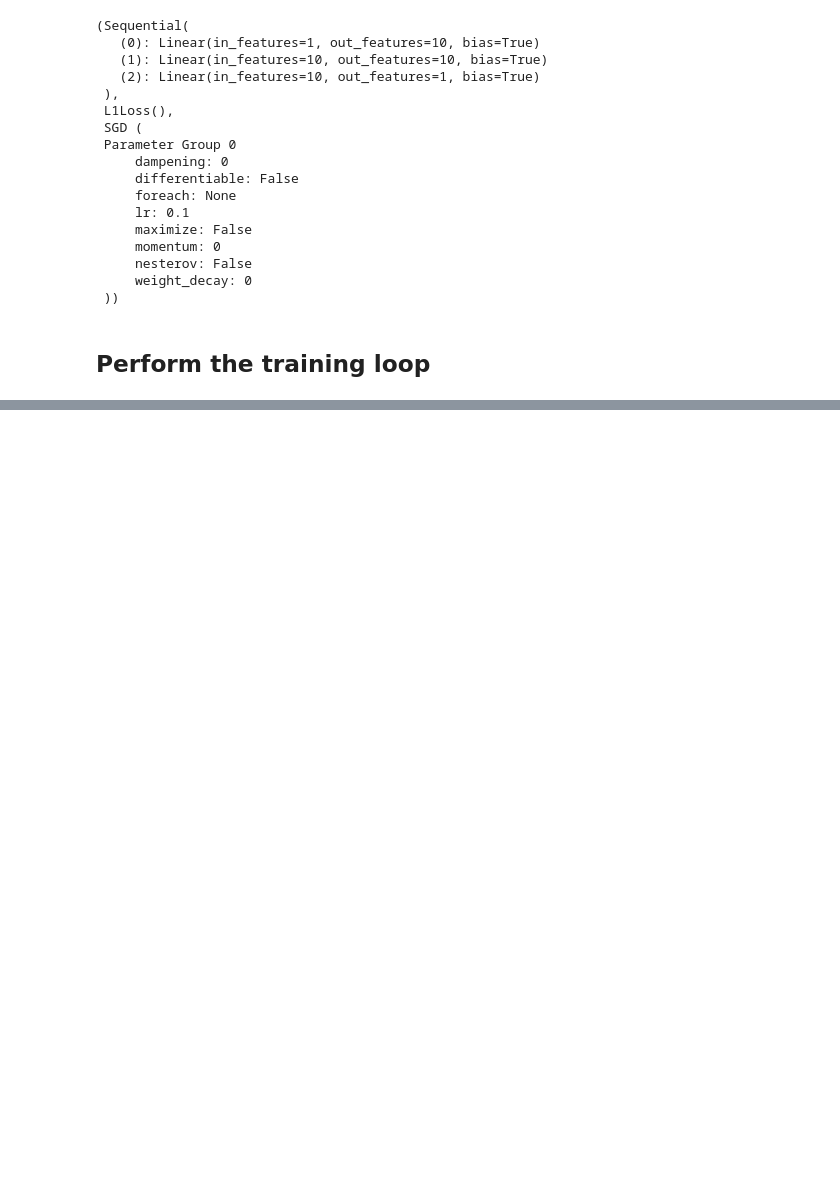
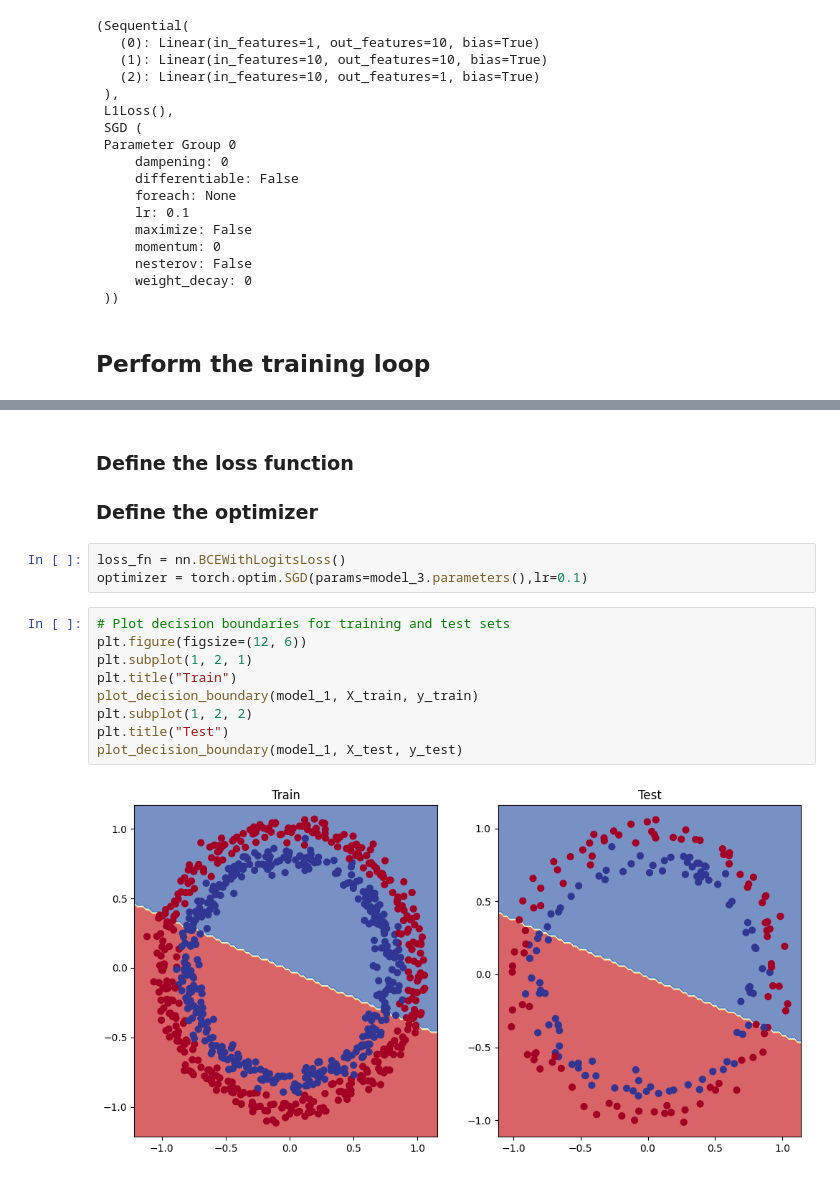
Before and after one commit to bikash119/bikash119, a Jupyter notebook: learn_pytorch_02.ipynb, the cells around one changed output, grey strips where cells are left out. Saved outputs shown, nothing was run; the diff lists cells and outputs as text; blank space fills up the shorter version.

```diff
--- a/learn_pytorch_02.ipynb
+++ b/learn_pytorch_02.ipynb
@@ -577,0 +598,17 @@ plot_prediction(train_data=X_train_regression.cpu(),
+# %% [markdown]
+### Define the loss function
+### Define the optimizer
+# %%
+loss_fn = nn.BCEWithLogitsLoss()
+optimizer = torch.optim.SGD(params=model_3.parameters(),lr=0.1)
+# %%
+# Plot decision boundaries for training and test sets
+plt.figure(figsize=(12, 6))
+plt.subplot(1, 2, 1)
+plt.title("Train")
+plot_decision_boundary(model_1, X_train, y_train)
+plt.subplot(1, 2, 2)
+plt.title("Test")
+plot_decision_boundary(model_1, X_test, y_test)
+# %% [output]
+[figure, added]
```
Also changed, not shown: parts of 31 cells of this notebook.
